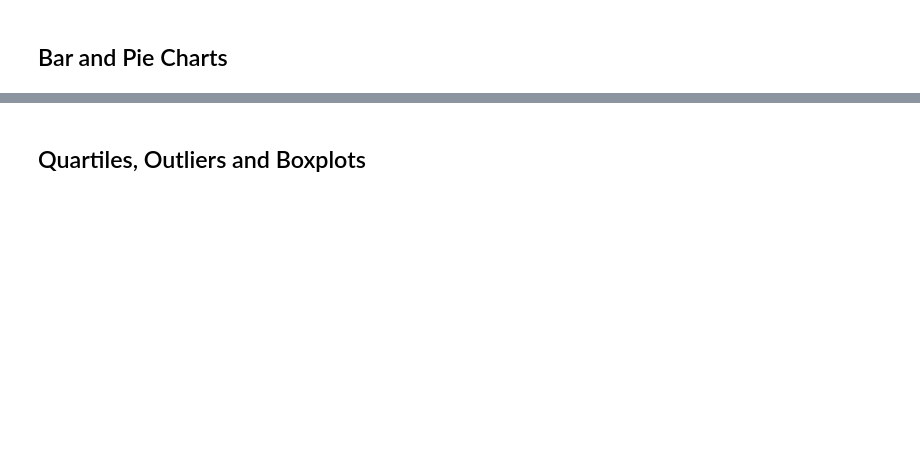
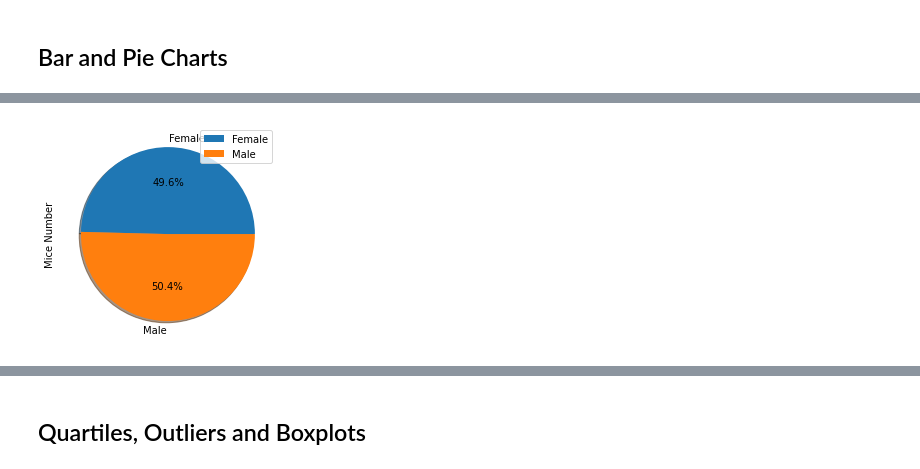
Before and after one commit to jackaloppy/matplotlib-challenge, a Jupyter notebook: Pymaceuticals/pymaceuticals_starter.ipynb, the cells around one changed output, grey strips where cells are left out. Saved outputs shown, nothing was run; the diff lists cells and outputs as text; code cells hidden in the pictures; blank space fills up the shorter version.

```diff
--- a/Pymaceuticals/pymaceuticals_starter.ipynb
+++ b/Pymaceuticals/pymaceuticals_starter.ipynb
@@ -126 +163,10 @@ drug_tumor
+# %%
+# Generate a pie plot showing the distribution of female versus male mice using pandas
+sex_distribution = filtered_data.groupby("Sex")["Mouse ID"].nunique()
+sex_distribution.plot(kind="pie", shadow=True, autopct='%1.1f%%')
+plt.ylabel("Mice Number")
+plt.legend()
+plt.show()
+# %% [output]
+[figure, added]
 # %%
```
Also changed, not shown: parts of 16 cells of this notebook.
